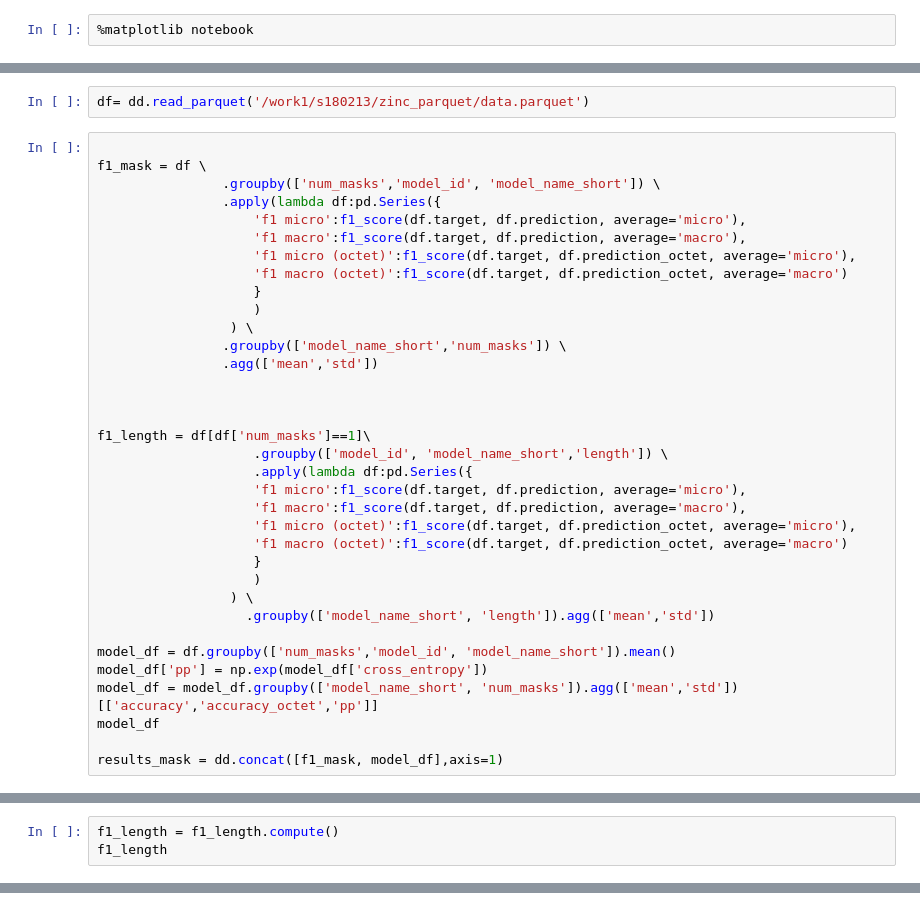
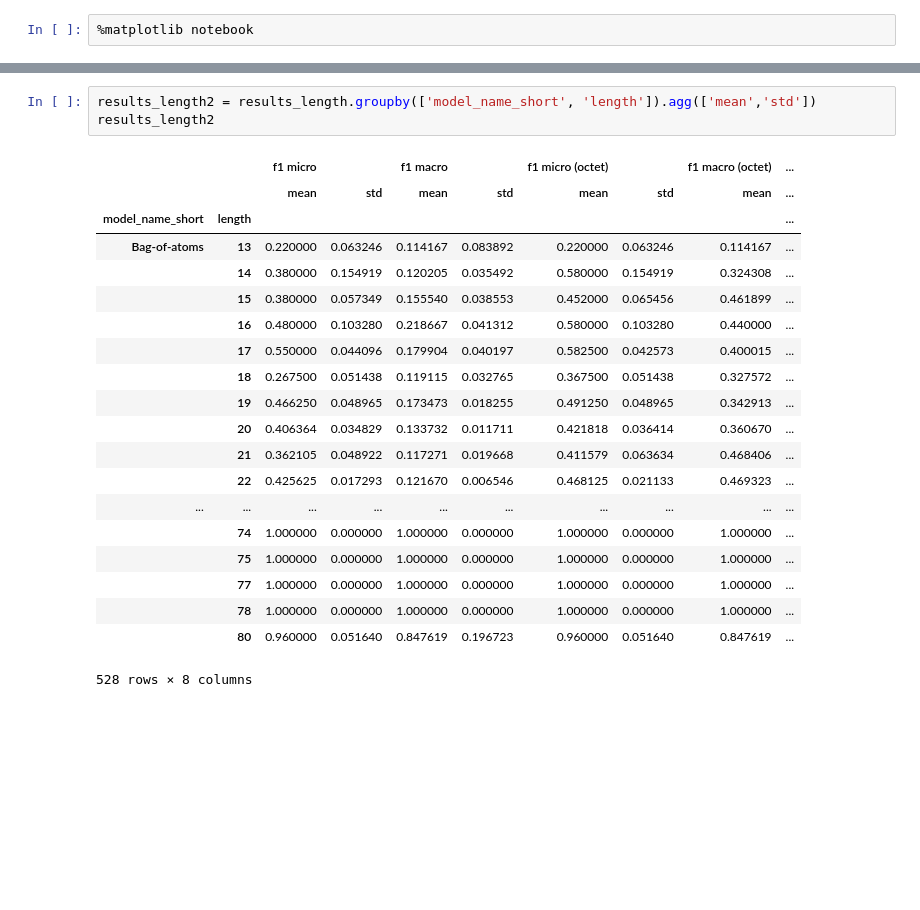
Before and after one commit to jeppe742/language_of_molecules, a Jupyter notebook: Showcase zinc.ipynb, the cells around one changed output, grey strips where cells are left out. Cells and saved outputs as stored; diff of their text form; blank space fills up the shorter version.

```diff
--- a/Showcase zinc.ipynb
+++ b/Showcase zinc.ipynb
@@ -25,37 +14,0 @@ BokehDeprecationWarning: 'legend' keyword is deprecated, use explicit 'legend_la
-# %%
-df= dd.read_parquet('/work1/s180213/zinc_parquet/data.parquet')
-# %%
-
-f1_mask = df \
-                .groupby(['num_masks','model_id', 'model_name_short']) \
-                .apply(lambda df:pd.Series({
-                    'f1 micro':f1_score(df.target, df.prediction, average='micro'),
-                    'f1 macro':f1_score(df.target, df.prediction, average='macro'),
-                    'f1 micro (octet)':f1_score(df.target, df.prediction_octet, average='micro'),
-                    'f1 macro (octet)':f1_score(df.target, df.prediction_octet, average='macro')
-                    }
-                    )
-                 ) \
-                .groupby(['model_name_short','num_masks']) \
-                .agg(['mean','std'])
-
-
-
-f1_length = df[df['num_masks']==1]\
-                    .groupby(['model_id', 'model_name_short','length']) \
-                    .apply(lambda df:pd.Series({
-                    'f1 micro':f1_score(df.target, df.prediction, average='micro'),
-                    'f1 macro':f1_score(df.target, df.prediction, average='macro'),
-                    'f1 micro (octet)':f1_score(df.target, df.prediction_octet, average='micro'),
-                    'f1 macro (octet)':f1_score(df.target, df.prediction_octet, average='macro')
-                    }
-                    )
-                 ) \
-                   .groupby(['model_name_short', 'length']).agg(['mean','std'])
-
-model_df = df.groupby(['num_masks','model_id', 'model_name_short']).mean()
-model_df['pp'] = np.exp(model_df['cross_entropy'])
-model_df = model_df.groupby(['model_name_short', 'num_masks']).agg(['mean','std'])[['accuracy','accuracy_octet','pp']]
-model_df
-
-results_mask = dd.concat([f1_mask, model_df],axis=1)
@@ -87,3 +14,0 @@ results_mask
-# %%
-f1_length = f1_length.compute()
-f1_length
@@ -750,0 +398,24 @@ Text(50.722222222222214, 0.5, 'target')
+# %%
+results_length2 = results_length.groupby(['model_name_short', 'length']).agg(['mean','std'])
+results_length2
+# %% [output]
+|  |  | f1 micro |  | f1 macro |  | f1 micro (octet) |  | f1 macro (octet) | ... |
+|  |  | mean | std | mean | std | mean | std | mean | ... |
+| model_name_short | length |  |  |  |  |  |  |  | ... |
+| Bag-of-atoms | 13 | 0.220000 | 0.063246 | 0.114167 | 0.083892 | 0.220000 | 0.063246 | 0.114167 | ... |
+|  | 14 | 0.380000 | 0.154919 | 0.120205 | 0.035492 | 0.580000 | 0.154919 | 0.324308 | ... |
+|  | 15 | 0.380000 | 0.057349 | 0.155540 | 0.038553 | 0.452000 | 0.065456 | 0.461899 | ... |
+|  | 16 | 0.480000 | 0.103280 | 0.218667 | 0.041312 | 0.580000 | 0.103280 | 0.440000 | ... |
+|  | 17 | 0.550000 | 0.044096 | 0.179904 | 0.040197 | 0.582500 | 0.042573 | 0.400015 | ... |
+|  | 18 | 0.267500 | 0.051438 | 0.119115 | 0.032765 | 0.367500 | 0.051438 | 0.327572 | ... |
+|  | 19 | 0.466250 | 0.048965 | 0.173473 | 0.018255 | 0.491250 | 0.048965 | 0.342913 | ... |
+|  | 20 | 0.406364 | 0.034829 | 0.133732 | 0.011711 | 0.421818 | 0.036414 | 0.360670 | ... |
+|  | 21 | 0.362105 | 0.048922 | 0.117271 | 0.019668 | 0.411579 | 0.063634 | 0.468406 | ... |
+|  | 22 | 0.425625 | 0.017293 | 0.121670 | 0.006546 | 0.468125 | 0.021133 | 0.469323 | ... |
+| ... | ... | ... | ... | ... | ... | ... | ... | ... | ... |
+|  | 74 | 1.000000 | 0.000000 | 1.000000 | 0.000000 | 1.000000 | 0.000000 | 1.000000 | ... |
+|  | 75 | 1.000000 | 0.000000 | 1.000000 | 0.000000 | 1.000000 | 0.000000 | 1.000000 | ... |
+|  | 77 | 1.000000 | 0.000000 | 1.000000 | 0.000000 | 1.000000 | 0.000000 | 1.000000 | ... |
+|  | 78 | 1.000000 | 0.000000 | 1.000000 | 0.000000 | 1.000000 | 0.000000 | 1.000000 | ... |
+|  | 80 | 0.960000 | 0.051640 | 0.847619 | 0.196723 | 0.960000 | 0.051640 | 0.847619 | ... |
+528 rows × 8 columns
```
Also changed, not shown: parts of 55 cells of this notebook, 5 other files.
